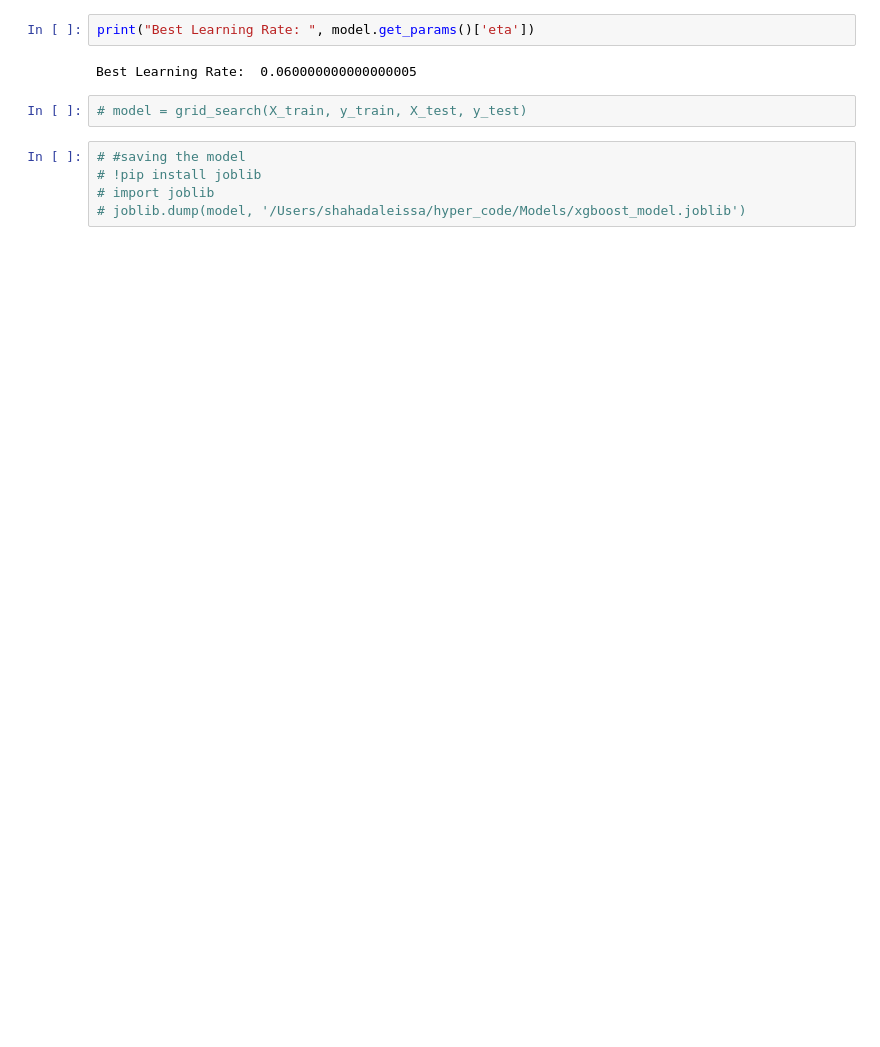
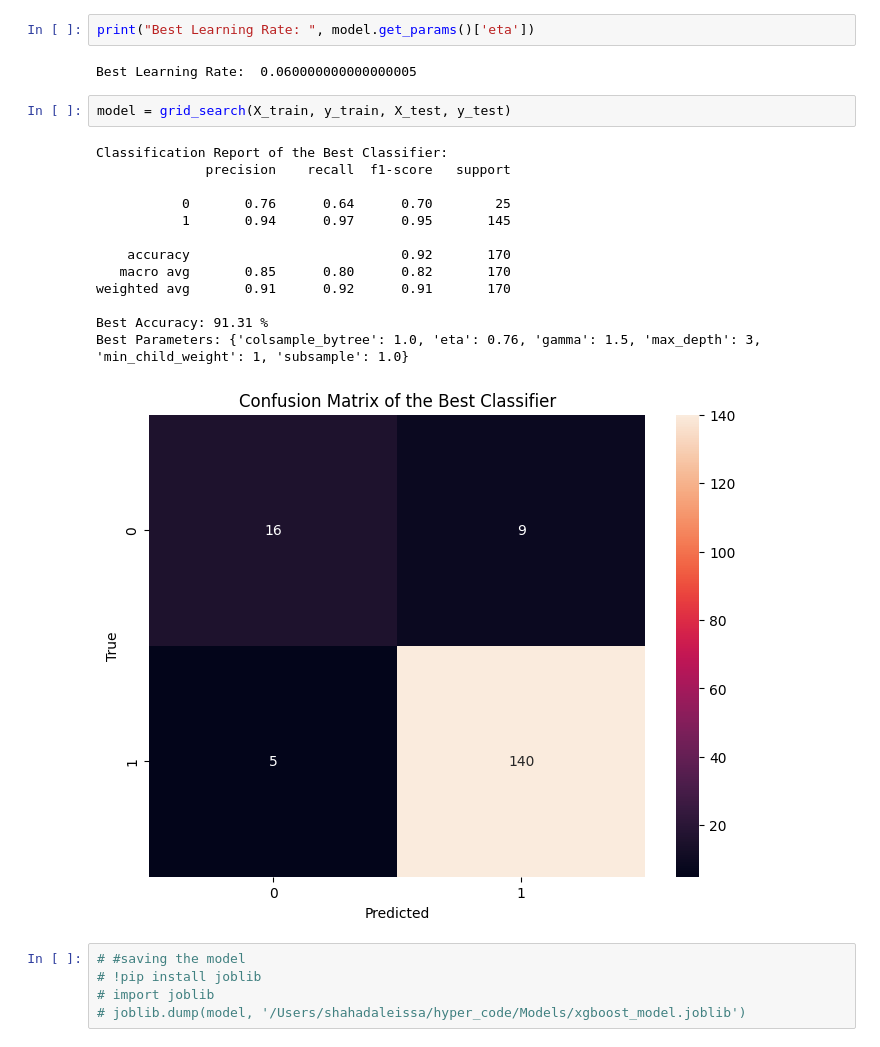
Before and after one commit to Maryamalakkas/Skin_Cancer, a Jupyter notebook: notebook/XGboost.ipynb, the cells around one changed output. Cells and saved outputs as stored; diff of their text form; blank space fills up the shorter version.

```diff
--- a/notebook/XGboost.ipynb
+++ b/notebook/XGboost.ipynb
@@ -161,7 +161,21 @@ print("Best Learning Rate: ", model.get_params()['eta'])
 # %% [output]
 Best Learning Rate:  0.060000000000000005
 # %%
-# model = grid_search(X_train, y_train, X_test, y_test)
+model = grid_search(X_train, y_train, X_test, y_test)
+# %% [output]
+Classification Report of the Best Classifier:
+              precision    recall  f1-score   support
+
+           0       0.76      0.64      0.70        25
+           1       0.94      0.97      0.95       145
+
+    accuracy                           0.92       170
+   macro avg       0.85      0.80      0.82       170
+weighted avg       0.91      0.92      0.91       170
+
+Best Accuracy: 91.31 %
+Best Parameters: {'colsample_bytree': 1.0, 'eta': 0.76, 'gamma': 1.5, 'max_depth': 3, 'min_child_weight': 1, 'subsample': 1.0}
+[figure, added]
 # %%
 # #saving the model
 # !pip install joblib
```
Also changed, not shown: parts of 4 cells of this notebook, 2 other files.
